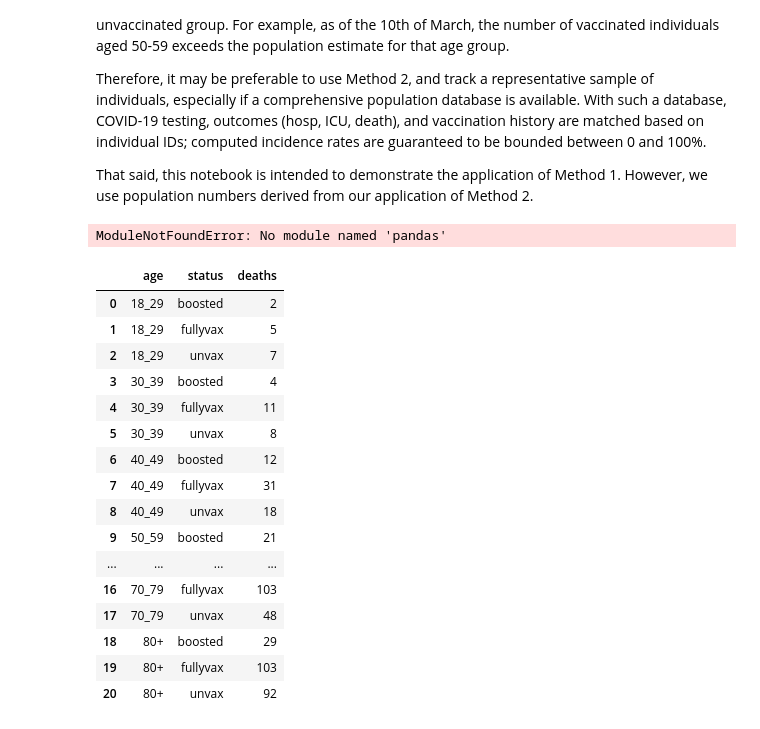
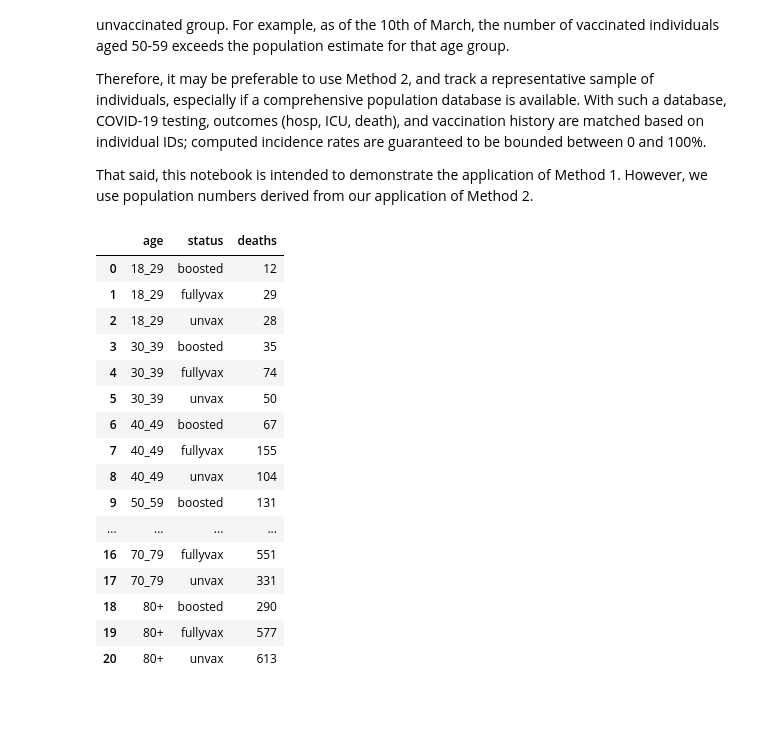
Before and after one commit to weichunnn/covid-analysis, a Jupyter notebook: data/notebooks/deaths_capita_vaxstatus.ipynb, the cells around one changed output. Drawn from its saved outputs; the diff is of its cells as text; code cells hidden in the pictures.

```diff
--- a/data/notebooks/deaths_capita_vaxstatus.ipynb
+++ b/data/notebooks/deaths_capita_vaxstatus.ipynb
@@ -34,10 +34,8 @@ import matplotlib.patches as mpatches
 from matplotlib.lines import Line2D
 import matplotlib.ticker as tkr
 
-linelist_deaths = 'https://raw.githubusercontent.com/MoH-Malaysia/covid19-public/main/epidemic/linelist/linelist_deaths.csv'
-vax_age = 'https://raw.githubusercontent.com/MoH-Malaysia/covid19-public/main/vaccination/vax_demog_age.csv'
+linelist_deaths = '../epidemic/linelist/linelist_deaths.csv'
+vax_age = '../vaccination/vax_demog_age.csv'
-# %% [output]
-ModuleNotFoundError: No module named 'pandas'
 # %%
 # The first set of numbers is taken directly from DOSM's latest release (Feb 14), with imputation only to back out the 18-29 group.
 # This set of population numbers gives us an adult population of ~23.1mil
@@ -69,8 +67,8 @@ pop_age = {
 # Key parameters - choose timerange and whether to use date of death or date of report.
 # Note: Intervals longer than 21 days are not advisable, as there may be large changes in the vax population. This requires different handling.
 
-date_min = date.today()-timedelta(14)
-date_max = date.today()-timedelta(1)
+date_min = date(2022, 1, 1)
+date_max = date(2022, 9, 30)
 use_announced = 0
 
 def vaxStatus(date_pos, date1, date2, date3):
@@ -88,49 +86,49 @@ def castAge(age):
     elif age < 40: return '30_39'
     elif age < 50: return '40_49'
     elif age < 60: return '50_59'
     elif age < 70: return '60_69'
     elif age < 80: return '70_79'
     else: return '80+'
 
 ages = [x for x in range(-1,150)]
 age_cat = dict(zip(ages,[castAge(x) for x in ages]))
 
 # Pull latest deaths linelist and wrangle
 datecol = 'date_announced' if use_announced == 1 else 'date'
 df = pd.read_csv(linelist_deaths, usecols=[datecol, 'age', 'date_positive','date_dose1','date_dose2','date_dose3','brand1'])
 df = df.rename(columns={'date_announced':'date'})
 for c in ['date','date_positive','date_dose1','date_dose2','date_dose3']: df[c] = pd.to_datetime(df[c],errors='coerce').dt.date
 df = df[(df.date >= date_min) & (df.date <= date_max)]
 
 # Ensure no null vax dates (future date as placeholder), shift 14 days for Cansino, then encode vax status and age group
 for c in ['date_dose1','date_dose2','date_dose3']: df[c] = df[c].fillna(date.today()+timedelta(1))
 df.loc[df.brand1.isin(['Cansino']),'date_dose2'] = df.date_dose1 + timedelta(14)
 df['status'] = df.apply(lambda x: vaxStatus(x['date_positive'],x['date_dose1'],x['date_dose2'],x['date_dose3']),axis=1)
 df = df.replace(date.today()+timedelta(1),np.nan) # Remove placeholder dates
 df.age = df.age.map(age_cat) # Encode age group
 
 # Tabulate, keeping adults only
 df = df[~df.age.isin(['0_4','5_11','12_17'])].groupby(['age','status']).size().to_frame('deaths').reset_index()
 df = df[~df.status.isin(['partialvax'])].reset_index(drop=True)
 df.head(len(df))
 # %% [output]
 |  | age | status | deaths |
-| 0 | 18_29 | boosted | 2 |
-| 1 | 18_29 | fullyvax | 5 |
-| 2 | 18_29 | unvax | 7 |
-| 3 | 30_39 | boosted | 4 |
-| 4 | 30_39 | fullyvax | 11 |
-| 5 | 30_39 | unvax | 8 |
-| 6 | 40_49 | boosted | 12 |
-| 7 | 40_49 | fullyvax | 31 |
-| 8 | 40_49 | unvax | 18 |
-| 9 | 50_59 | boosted | 21 |
+| 0 | 18_29 | boosted | 12 |
+| 1 | 18_29 | fullyvax | 29 |
+| 2 | 18_29 | unvax | 28 |
+| 3 | 30_39 | boosted | 35 |
+| 4 | 30_39 | fullyvax | 74 |
+| 5 | 30_39 | unvax | 50 |
+| 6 | 40_49 | boosted | 67 |
+| 7 | 40_49 | fullyvax | 155 |
+| 8 | 40_49 | unvax | 104 |
+| 9 | 50_59 | boosted | 131 |
 | ... | ... | ... | ... |
-| 16 | 70_79 | fullyvax | 103 |
-| 17 | 70_79 | unvax | 48 |
-| 18 | 80+ | boosted | 29 |
-| 19 | 80+ | fullyvax | 103 |
-| 20 | 80+ | unvax | 92 |
+| 16 | 70_79 | fullyvax | 551 |
+| 17 | 70_79 | unvax | 331 |
+| 18 | 80+ | boosted | 290 |
+| 19 | 80+ | fullyvax | 577 |
+| 20 | 80+ | unvax | 613 |
 # %%
 # Get vax by age data and wrangle
 cols_vax = ['date'] + [x + '_' + y.replace('+','') for x in ['partial','full','booster'] for y in list(pop_age.keys())]
```
Also changed, not shown: parts of 3 cells of this notebook, 3 other files.
